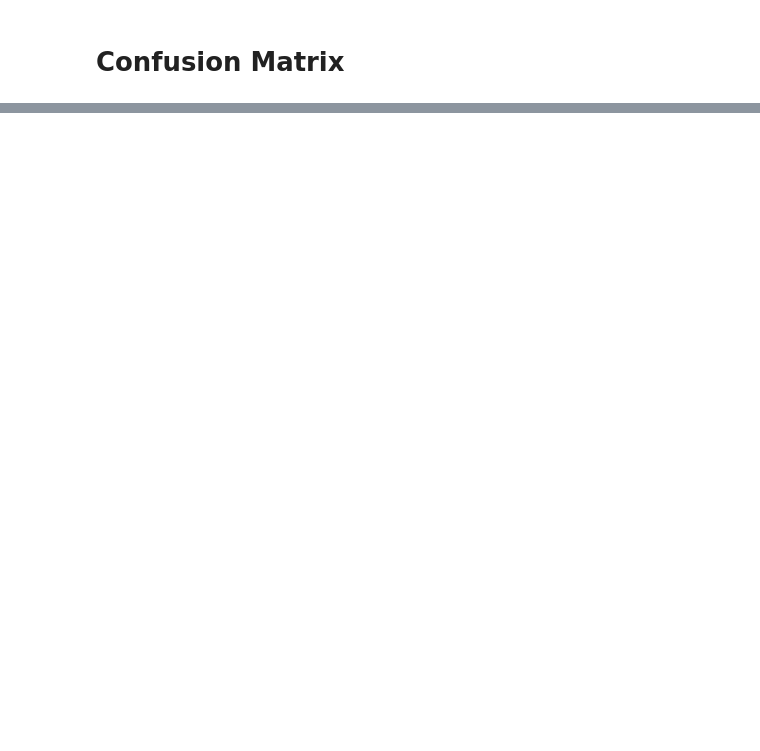
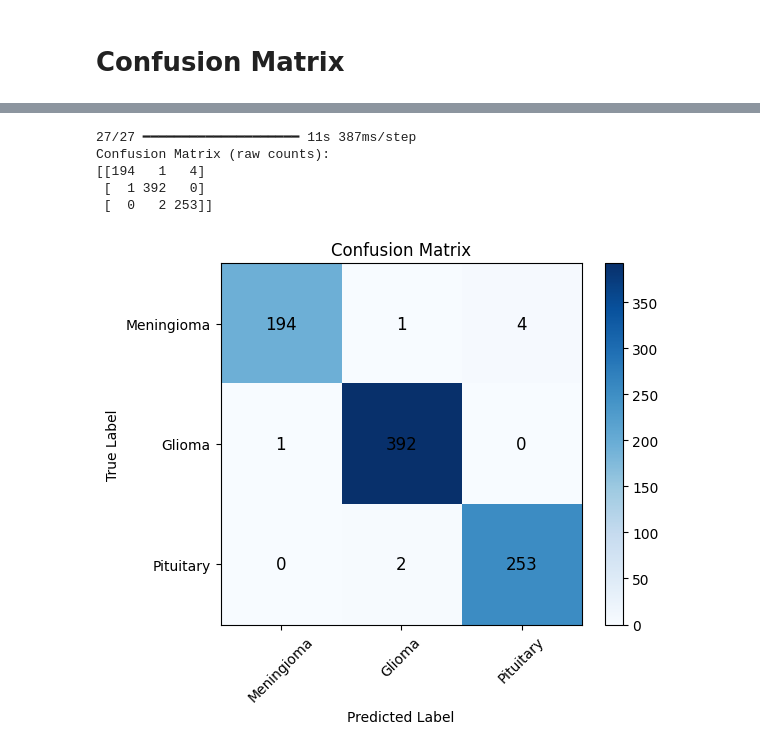
Before and after one commit to richardparik/Projects, a Jupyter notebook: FINAL project/Final_project.ipynb, the cells around one changed output, grey strips where cells are left out. Saved outputs shown, nothing was run; the diff lists cells and outputs as text; code cells hidden in the pictures; blank space fills up the shorter version.

Commit message:
Confusion matrix

```diff
--- a/FINAL project/Final_project.ipynb
+++ b/FINAL project/Final_project.ipynb
@@ -606,2 +593,6 @@ This organized approach should give you a solid baseline classification model on
+# %%
+from google.colab import drive
+drive.mount('/content/drive')
+model = tf.keras.models.load_model("/content/drive/MyDrive/brain_tumor_model_final.keras")
 # %% [markdown]
 # Confusion Matrix
@@ -649,0 +599,45 @@ KeyboardInterrupt:
+# %%
+# 1. Get predictions
+# This returns probabilities for each class
+y_pred_proba = model.predict(test_generator)
+
+# Convert probabilities to class indices
+y_pred = np.argmax(y_pred_proba, axis=1)
+
+# 2. Get true labels from the generator
+# (These are the integer class indices for each image in the test set.)
+y_true = test_generator.classes
+
+# 3. Build the confusion matrix
+cm = confusion_matrix(y_true, y_pred)
+print("Confusion Matrix (raw counts):")
+print(cm)
+
+# 4. Plot the confusion matrix
+plt.figure(figsize=(6,5))
+plt.imshow(cm, cmap="Blues")
+plt.title("Confusion Matrix")
+plt.colorbar()
+
+# Optional: If you have class names in a list (e.g., ["Meningioma","Glioma","Pituitary"]), use them:
+class_names = ["Meningioma", "Glioma", "Pituitary"]
+tick_marks = np.arange(len(class_names))
+plt.xticks(tick_marks, class_names, rotation=45)
+plt.yticks(tick_marks, class_names)
+
+for i in range(cm.shape[0]):
+    for j in range(cm.shape[1]):
+        plt.text(j, i, str(cm[i, j]),
+                 ha='center', va='center', color='black', fontsize=12)
+
+plt.ylabel("True Label")
+plt.xlabel("Predicted Label")
+plt.tight_layout()
+plt.show()
+# %% [output]
+27/27 ━━━━━━━━━━━━━━━━━━━━ 11s 387ms/step
+Confusion Matrix (raw counts):
+[[194   1   4]
+ [  1 392   0]
+ [  0   2 253]]
+[figure, added]
```
Also changed, not shown: parts of 19 cells of this notebook.
